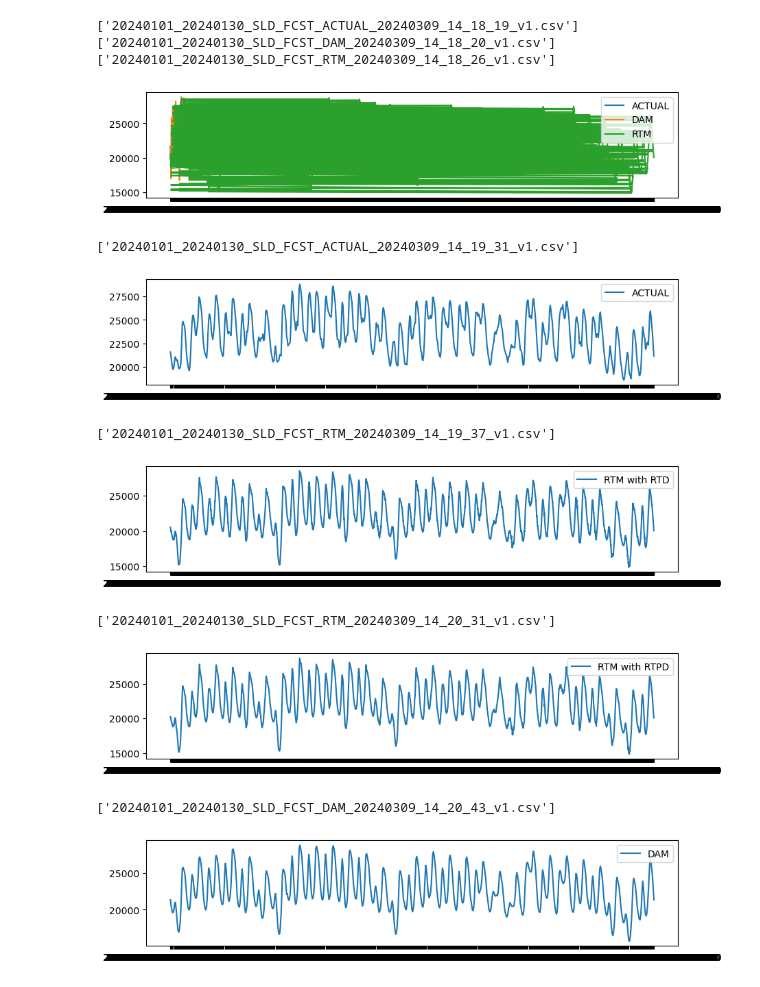
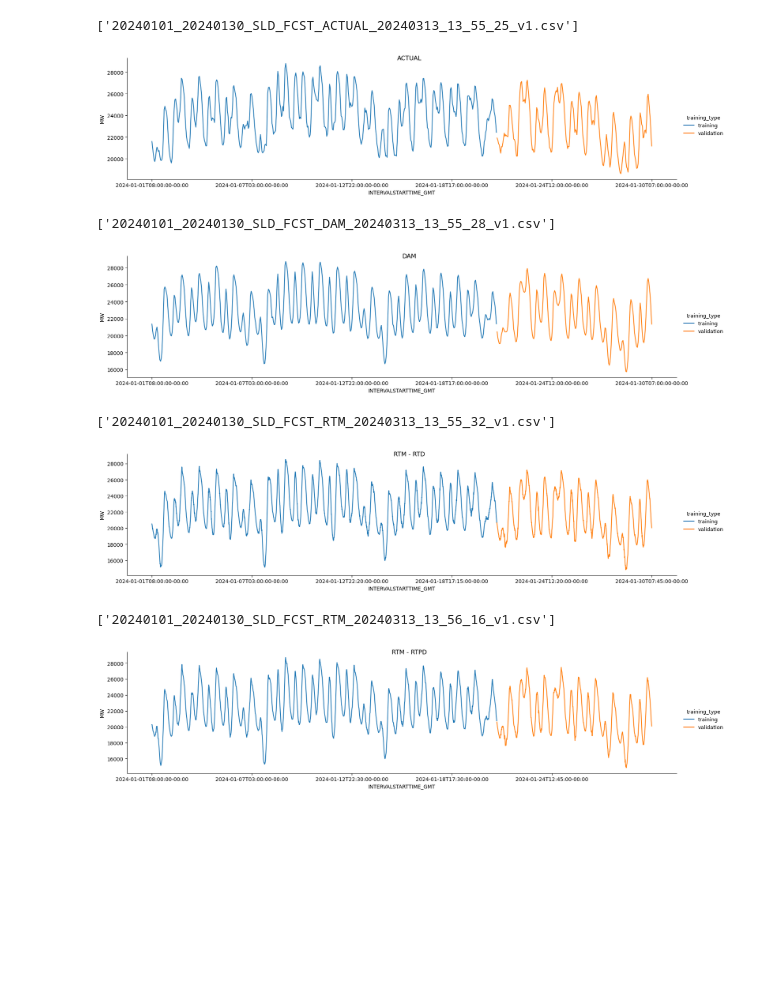
Before and after one commit to janghl/Siemens-Privacy-in-Reinforcement-Learning, a Jupyter notebook: download.ipynb, the cells around one changed output. Saved outputs shown, nothing was run; the diff lists cells and outputs as text; code cells hidden in the pictures; blank space fills up the shorter version.

```diff
--- a/download.ipynb
+++ b/download.ipynb
@@ -62,5 +62,7 @@ def split_data(csv, yamlFile):
   training_set = data.query(f'OPR_DT <= "{training_set_end}" and OPR_DT >= "{training_set_start}" and TAC_AREA_NAME == "{TAC_AREA_NAME}"')
   validation_set = data.query(f'OPR_DT <= "{validation_set_end}" and OPR_DT >= "{validation_set_start}" and TAC_AREA_NAME == "{TAC_AREA_NAME}"')
 
-  # print(validation_set.shape)
+  training_set.loc[:, 'training_type'] = 'training'
+  validation_set.loc[:, 'training_type'] = 'validation'
+
   return training_set, validation_set
@@ -100,23 +68,0 @@ def visualization(id_list, yamlFile, exec_type_list=None):
-# %%
-with open("config.yaml") as file:
-  yamlFile = yaml.safe_load(file)
-# csv = generate_data(yamlFile)
-# split_data(csv, yamlFile)
-visualization(['ACTUAL', 'DAM', 'RTM'], yamlFile)
-visualization(['ACTUAL'], yamlFile)
-visualization(['RTM'], yamlFile, exec_type_list=['RTD'])
-visualization(['RTM'], yamlFile, exec_type_list=['RTPD'])
-visualization(['DAM'], yamlFile)
-# %% [output]
-['20240101_20240130_SLD_FCST_ACTUAL_20240309_14_18_19_v1.csv']
-['20240101_20240130_SLD_FCST_DAM_20240309_14_18_20_v1.csv']
-['20240101_20240130_SLD_FCST_RTM_20240309_14_18_26_v1.csv']
-[figure, removed]
-['20240101_20240130_SLD_FCST_ACTUAL_20240309_14_19_31_v1.csv']
-[figure, removed]
-['20240101_20240130_SLD_FCST_RTM_20240309_14_19_37_v1.csv']
-[figure, removed]
-['20240101_20240130_SLD_FCST_RTM_20240309_14_20_31_v1.csv']
-[figure, removed]
-['20240101_20240130_SLD_FCST_DAM_20240309_14_20_43_v1.csv']
-[figure, removed]
@@ -122,0 +100,33 @@ visualization(['DAM'], yamlFile)
+# %%
+import warnings
+warnings.filterwarnings('ignore')
+
+
+with open("config.yaml") as file:
+  yamlFile = yaml.safe_load(file)
+
+visualize_id = yamlFile['visualize_id']
+for run_id in visualize_id:
+  if not visualize_id[run_id]:
+    yamlFile['market_run_id'] = run_id
+    yamlFile['execution_type'] = None
+    with open('config.yaml', 'w') as conf:
+      yaml.dump(yamlFile, conf)
+    visualization(yamlFile)
+
+  else:
+    for exec_type in visualize_id[run_id]:
+      yamlFile['market_run_id'] = run_id
+      yamlFile['execution_type'] = exec_type
+      with open('config.yaml', 'w') as conf:
+        yaml.dump(yamlFile, conf)
+      visualization(yamlFile)
+# %% [output]
+['20240101_20240130_SLD_FCST_ACTUAL_20240313_13_55_25_v1.csv']
+[figure, added]
+['20240101_20240130_SLD_FCST_DAM_20240313_13_55_28_v1.csv']
+[figure, added]
+['20240101_20240130_SLD_FCST_RTM_20240313_13_55_32_v1.csv']
+[figure, added]
+['20240101_20240130_SLD_FCST_RTM_20240313_13_56_16_v1.csv']
+[figure, added]
```
Also changed, not shown: parts of 3 cells of this notebook, 1 other file.
